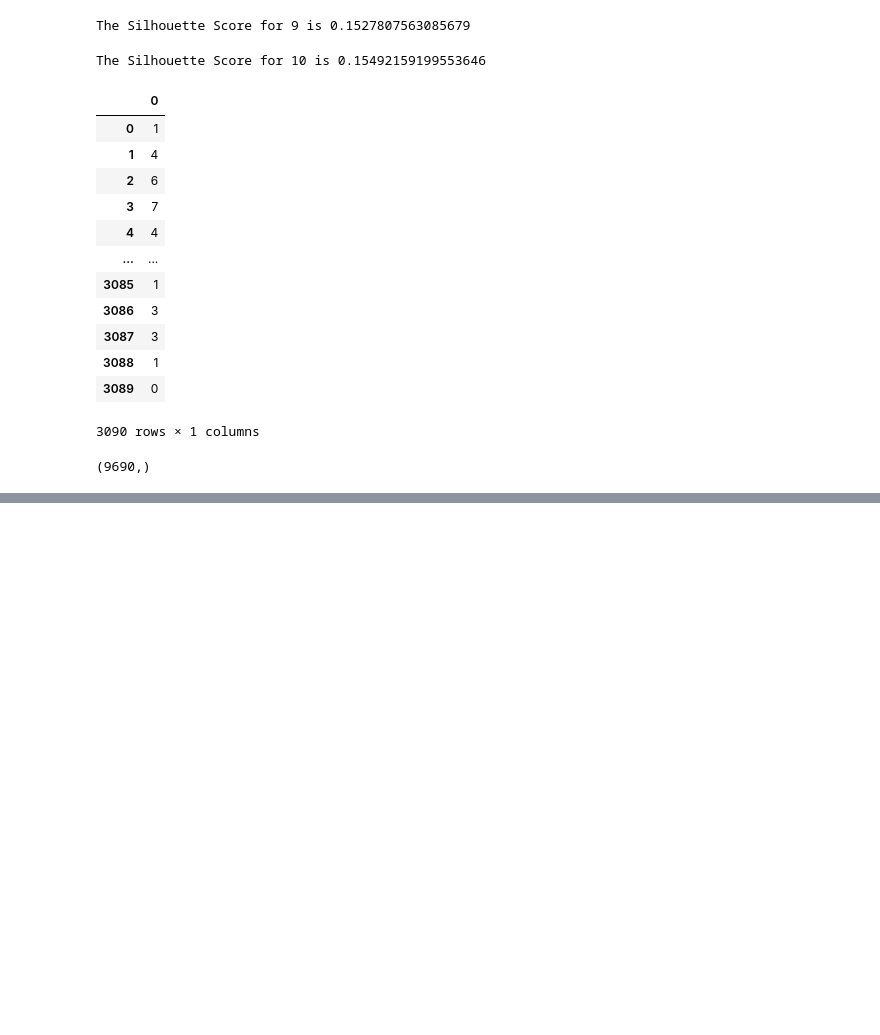
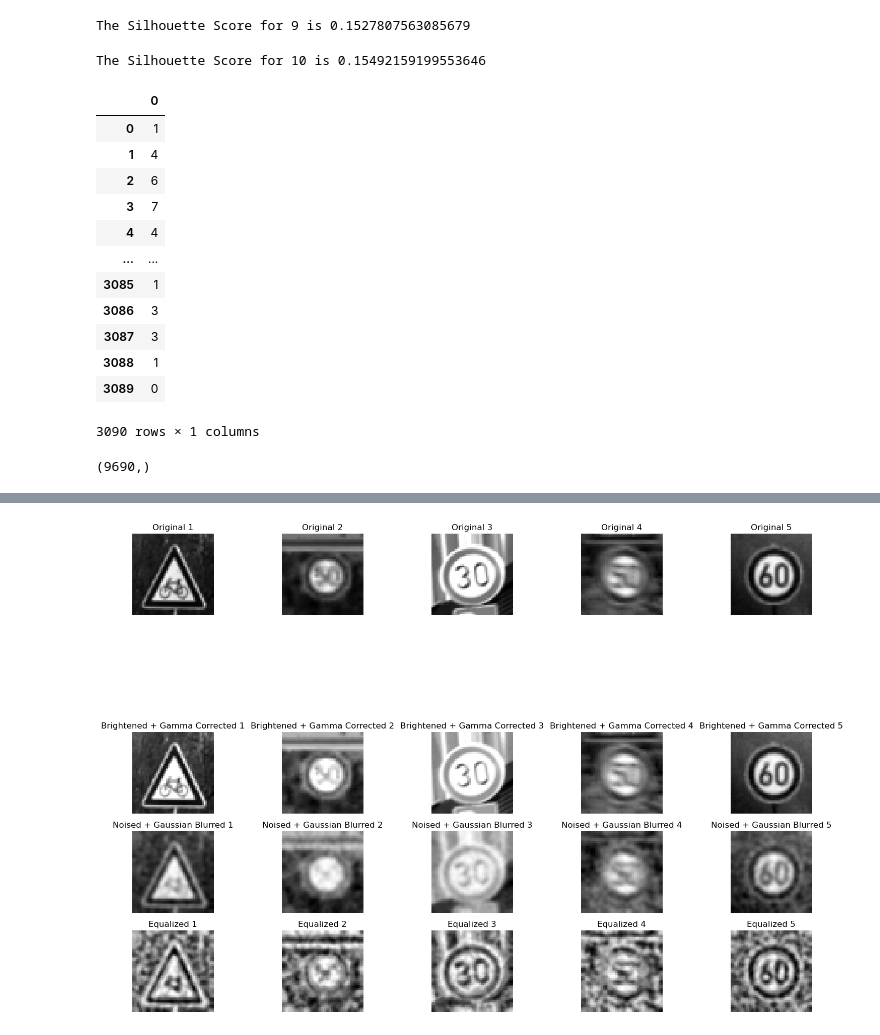
Before and after one commit to Suhail270/DMML_Part2, a Jupyter notebook: K-means.ipynb, the cells around one changed output, grey strips where cells are left out. Cells and saved outputs as stored; diff of their text form; code cells hidden in the pictures; blank space fills up the shorter version.

```diff
--- a/K-means.ipynb
+++ b/K-means.ipynb
@@ -240,0 +352,7 @@ The Adjusted Rand Index with 10 clusters is: 0.04611283552942348
+# %%
+cluster_number = [10,16,36,64,144,256]
+for i in cluster_number:
+    kmeans = MiniBatchKMeans(n_clusters = i)
+    kmeans.fit(x_copy)
+
+    metrics(kmeans,y_train,x_copy)
@@ -240,0 +384,7 @@ The Adjusted Rand Index with 10 clusters is: 0.04611283552942348
+# %%
+cluster_number = [10,16,36,64,144,256]
+for i in cluster_number:
+    kmeans = KMeans(n_clusters = i)
+    kmeans.fit(x_copy)
+
+    metrics(kmeans,y_train,x_copy)
@@ -240,0 +416,6 @@ The Adjusted Rand Index with 10 clusters is: 0.04611283552942348
+# %%
+for i in range(2,11):
+    kmeans = KMeans(n_clusters = i)
+    kmeans.fit(x_copy)
+
+    metrics(kmeans,y_train,x_copy)
@@ -240,0 +500,51 @@ The Adjusted Rand Index with 10 clusters is: 0.04611283552942348
+# %%
+import matplotlib.pyplot as plt
+
+x_copy = x_train.copy()
+
+sample_size = 5
+sample_indices = x_copy.sample(sample_size).index
+
+num_rows = 4
+num_cols = 5
+
+plt.figure(figsize=(15, 10))
+
+
+for i, idx in enumerate(sample_indices):
+    plt.subplot(5, sample_size, i + 1)
+    original_image = x_copy.iloc[idx].values.reshape(48, 48)
+    plt.imshow(original_image, cmap='gray')
+    plt.title(f'Original {i+1}')
+    plt.axis('off')
+
+    brightened_image = brighten(x_copy.iloc[idx].values)
+    gamma_image = apply_gamma_correction(brightened_image)
+
+    plt.subplot(5, sample_size, 2 * sample_size + i + 1)
+    gamma_image = gamma_image.reshape(48, 48)
+    plt.imshow(gamma_image, cmap='gray')
+    plt.title(f'Brightened + Gamma Corrected {i+1}')
+    plt.axis('off')
+
+    noisy_image = add_noise(gamma_image)
+    blurred_image = apply_gaussian_blur(noisy_image, kernel_size=(5, 5), sigma=0)
+
+    plt.subplot(5, sample_size, 3 * sample_size + i + 1)
+    blurred_image = blurred_image.reshape(48, 48)
+    plt.imshow(blurred_image, cmap='gray')
+    plt.title(f'Noised + Gaussian Blurred {i+1}')
+    plt.axis('off')
+
+    equalized_image = apply_clahe(blurred_image)  # Apply CLAHE
+
+    plt.subplot(5, sample_size, 4 * sample_size + i + 1)
+    equalized_image = equalized_image.reshape(48, 48)
+    plt.imshow(equalized_image, cmap='gray')
+    plt.title(f'Equalized {i+1}')
+    plt.axis('off')
+
+plt.tight_layout()
+plt.show()
+# %% [output]
+[figure, added]
```
Also changed, not shown: parts of 26 cells of this notebook.
